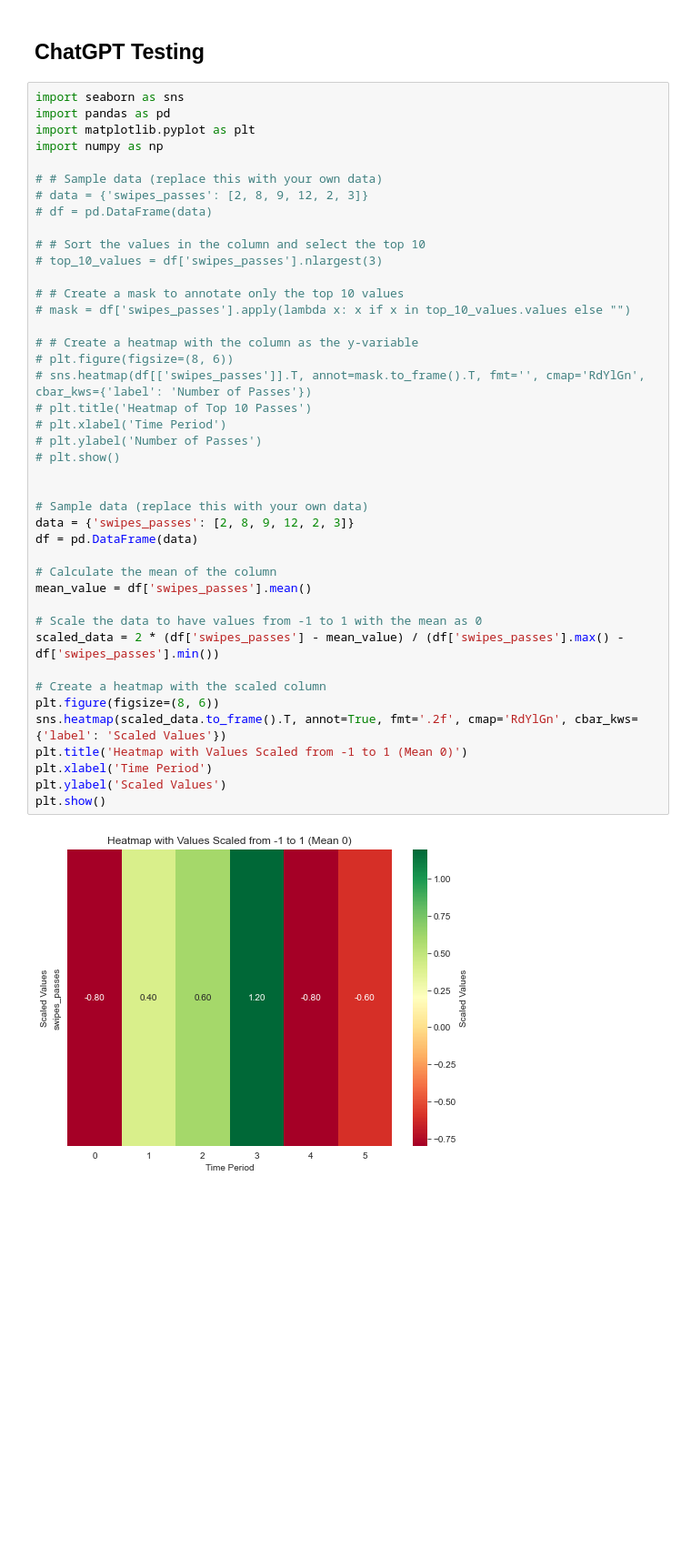
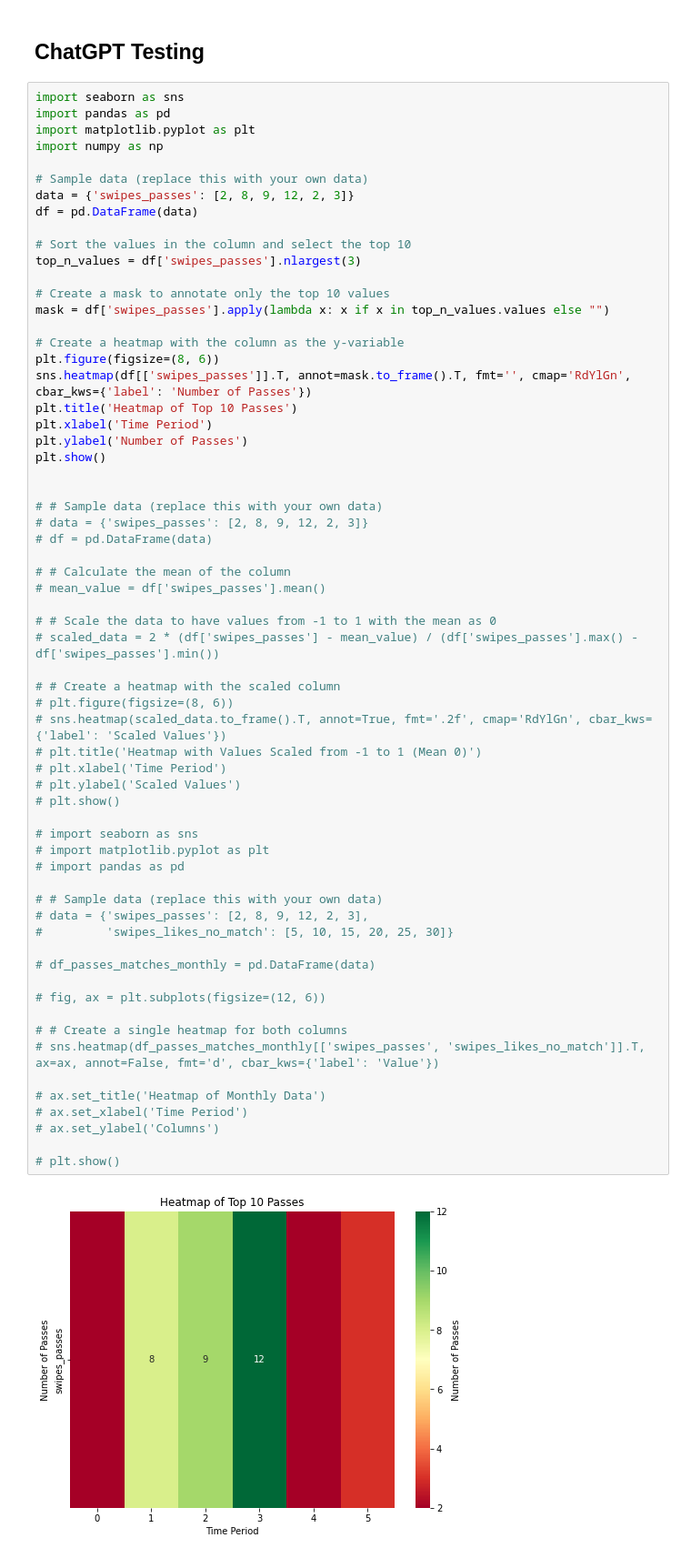
Before and after one commit to saminourji/TinderAnalysis, a Jupyter notebook: main.ipynb, the cells around one changed output. Shown: that part at 91% size. Drawn from its saved outputs; the diff is of its cells as text; blank space fills up the shorter version.

```diff
--- a/main.ipynb
+++ b/main.ipynb
@@ -227,44 +278,65 @@ plt.show()
 # %%
 import seaborn as sns
 import pandas as pd
 import matplotlib.pyplot as plt
 import numpy as np
 
+# Sample data (replace this with your own data)
+data = {'swipes_passes': [2, 8, 9, 12, 2, 3]}
+df = pd.DataFrame(data)
+
+# Sort the values in the column and select the top 10
+top_n_values = df['swipes_passes'].nlargest(3)
+
+# Create a mask to annotate only the top 10 values
+mask = df['swipes_passes'].apply(lambda x: x if x in top_n_values.values else "")
+
+# Create a heatmap with the column as the y-variable
+plt.figure(figsize=(8, 6))
+sns.heatmap(df[['swipes_passes']].T, annot=mask.to_frame().T, fmt='', cmap='RdYlGn', cbar_kws={'label': 'Number of Passes'})
+plt.title('Heatmap of Top 10 Passes')
+plt.xlabel('Time Period')
+plt.ylabel('Number of Passes')
+plt.show()
+
+
 # # Sample data (replace this with your own data)
 # data = {'swipes_passes': [2, 8, 9, 12, 2, 3]}
 # df = pd.DataFrame(data)
 
-# # Sort the values in the column and select the top 10
-# top_10_values = df['swipes_passes'].nlargest(3)
+# # Calculate the mean of the column
+# mean_value = df['swipes_passes'].mean()
 
-# # Create a mask to annotate only the top 10 values
-# mask = df['swipes_passes'].apply(lambda x: x if x in top_10_values.values else "")
+# # Scale the data to have values from -1 to 1 with the mean as 0
+# scaled_data = 2 * (df['swipes_passes'] - mean_value) / (df['swipes_passes'].max() - df['swipes_passes'].min())
 
-# # Create a heatmap with the column as the y-variable
+# # Create a heatmap with the scaled column
 # plt.figure(figsize=(8, 6))
-# sns.heatmap(df[['swipes_passes']].T, annot=mask.to_frame().T, fmt='', cmap='RdYlGn', cbar_kws={'label': 'Number of Passes'})
-# plt.title('Heatmap of Top 10 Passes')
+# sns.heatmap(scaled_data.to_frame().T, annot=True, fmt='.2f', cmap='RdYlGn', cbar_kws={'label': 'Scaled Values'})
+# plt.title('Heatmap with Values Scaled from -1 to 1 (Mean 0)')
 # plt.xlabel('Time Period')
-# plt.ylabel('Number of Passes')
+# plt.ylabel('Scaled Values')
 # plt.show()
 
+# import seaborn as sns
+# import matplotlib.pyplot as plt
+# import pandas as pd
 
-# Sample data (replace this with your own data)
-data = {'swipes_passes': [2, 8, 9, 12, 2, 3]}
-df = pd.DataFrame(data)
+# # Sample data (replace this with your own data)
+# data = {'swipes_passes': [2, 8, 9, 12, 2, 3],
+#         'swipes_likes_no_match': [5, 10, 15, 20, 25, 30]}
 
-# Calculate the mean of the column
-mean_value = df['swipes_passes'].mean()
+# df_passes_matches_monthly = pd.DataFrame(data)
 
-# Scale the data to have values from -1 to 1 with the mean as 0
-scaled_data = 2 * (df['swipes_passes'] - mean_value) / (df['swipes_passes'].max() - df['swipes_passes'].min())
+# fig, ax = plt.subplots(figsize=(12, 6))
 
-# Create a heatmap with the scaled column
-plt.figure(figsize=(8, 6))
-sns.heatmap(scaled_data.to_frame().T, annot=True, fmt='.2f', cmap='RdYlGn', cbar_kws={'label': 'Scaled Values'})
-plt.title('Heatmap with Values Scaled from -1 to 1 (Mean 0)')
-plt.xlabel('Time Period')
-plt.ylabel('Scaled Values')
-plt.show()
+# # Create a single heatmap for both columns
+# sns.heatmap(df_passes_matches_monthly[['swipes_passes', 'swipes_likes_no_match']].T, ax=ax, annot=False, fmt='d', cbar_kws={'label': 'Value'})
+
+# ax.set_title('Heatmap of Monthly Data')
+# ax.set_xlabel('Time Period')
+# ax.set_ylabel('Columns')
+
+# plt.show()
 # %% [output]
-[figure, old version]
+[figure, new version]
```
Also changed, not shown: parts of 7 cells of this notebook.
